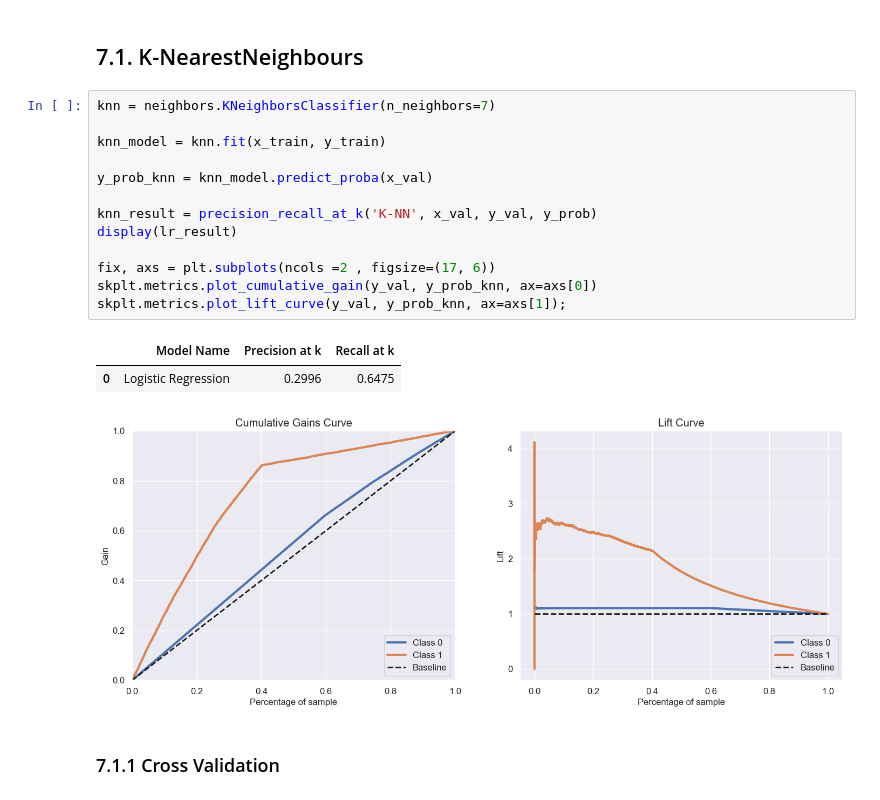
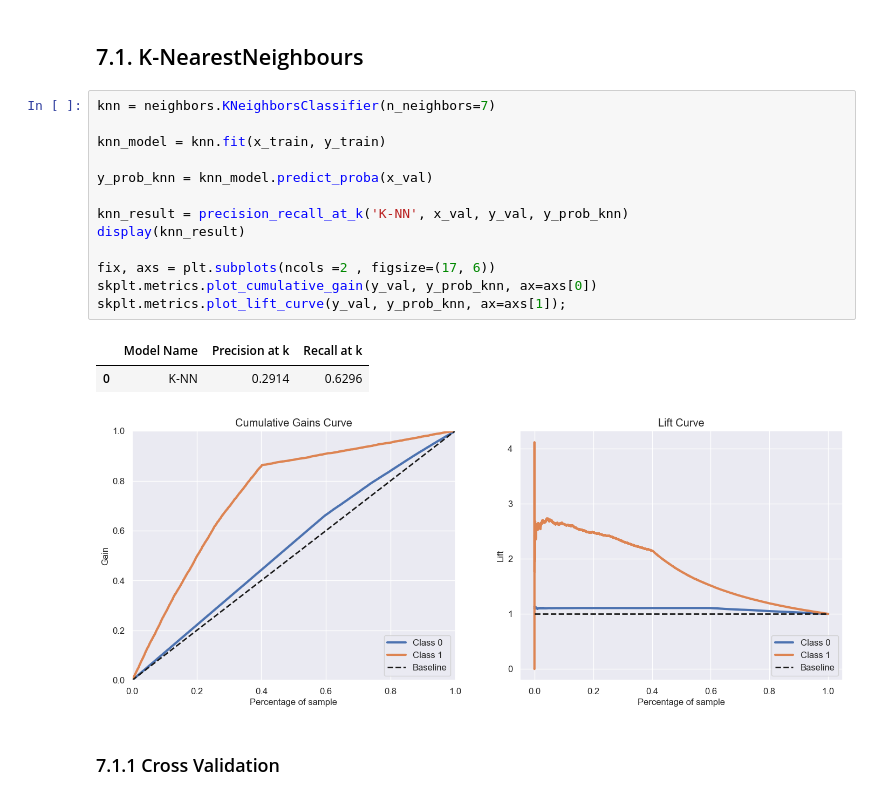
Before and after one commit to victormachad0/health_insurance_cross_sell, a Jupyter notebook: health_insurance_project.ipynb, the cells around one changed output. Saved outputs shown, nothing was run; the diff lists cells and outputs as text.

```diff
--- a/health_insurance_project.ipynb
+++ b/health_insurance_project.ipynb
@@ -905,19 +925,19 @@ y_val = y_validation.copy()
 # %%
 knn = neighbors.KNeighborsClassifier(n_neighbors=7)
 
 knn_model = knn.fit(x_train, y_train)
 
 y_prob_knn = knn_model.predict_proba(x_val)
 
-knn_result = precision_recall_at_k('K-NN', x_val, y_val, y_prob)
-display(lr_result)
+knn_result = precision_recall_at_k('K-NN', x_val, y_val, y_prob_knn)
+display(knn_result)
 
 fix, axs = plt.subplots(ncols =2 , figsize=(17, 6))
 skplt.metrics.plot_cumulative_gain(y_val, y_prob_knn, ax=axs[0])
 skplt.metrics.plot_lift_curve(y_val, y_prob_knn, ax=axs[1]);
 # %% [output]
 |  | Model Name | Precision at k | Recall at k |
-| 0 | Logistic Regression | 0.2996 | 0.6475 |
+| 0 | K-NN | 0.2914 | 0.6296 |
 [figure]
 # %% [markdown]
 ### 7.1.1 Cross Validation
```
Also changed, not shown: parts of 29 cells of this notebook.
